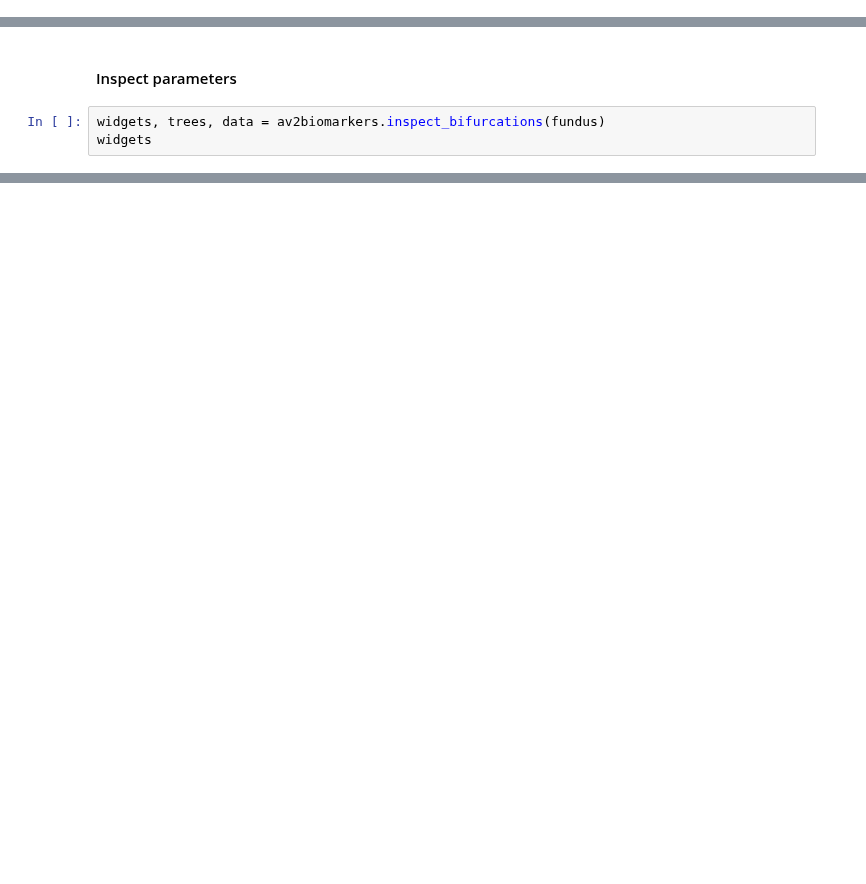
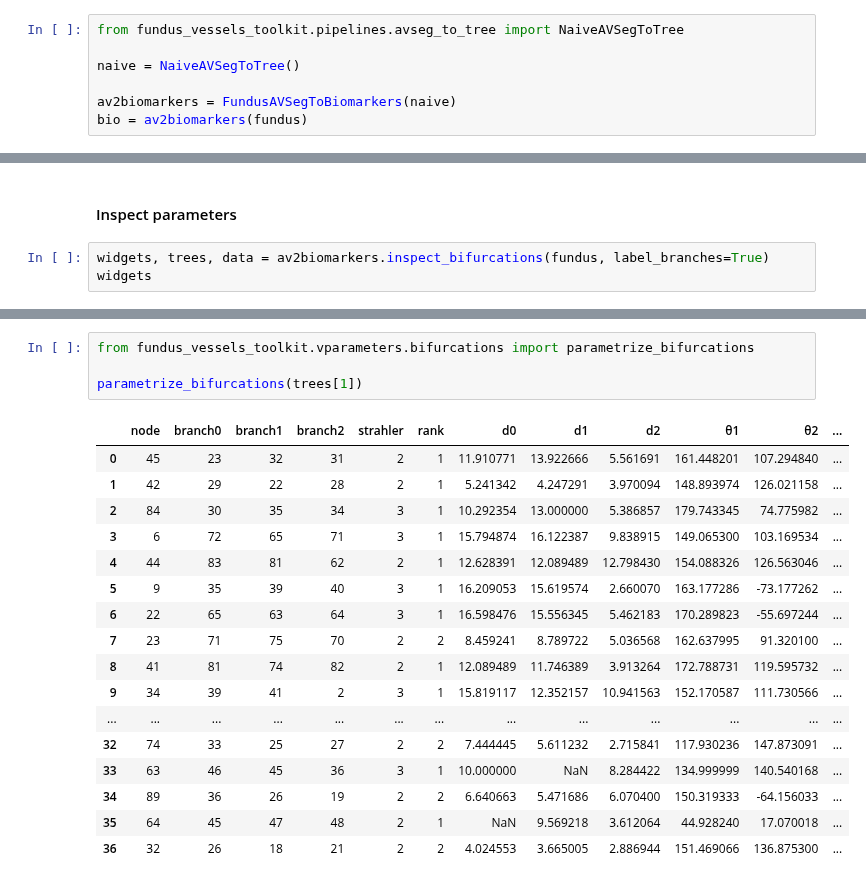
Before and after one commit to gabriel-lepetitaimon/fundus-vessels-toolkit, a Jupyter notebook: examples/04_Vascular_Parametrization.ipynb, the cells around one changed output, grey strips where cells are left out. Drawn from its saved outputs; the diff is of its cells as text; blank space fills up the shorter version.

Commit message:
Add NaiveAVSegToTree and improve bifurcations and branches biomarkers.

```diff
--- a/examples/04_Vascular_Parametrization.ipynb
+++ b/examples/04_Vascular_Parametrization.ipynb
@@ -39,3 +36,10 @@ bio = av2biomarkers(fundus)
+# %%
+from fundus_vessels_toolkit.pipelines.avseg_to_tree import NaiveAVSegToTree
+
+naive = NaiveAVSegToTree()
+
+av2biomarkers = FundusAVSegToBiomarkers(naive)
+bio = av2biomarkers(fundus)
 # %% [markdown]
 ``FundusAVSegToBiomarkers`` returns a dictionary with the following keys:
  - "art_bifurcations": parameters of the artery bifurcations
@@ -79,7 +94,7 @@ dtype: float64
 # %% [markdown]
 #### Inspect parameters
 # %%
-widgets, trees, data = av2biomarkers.inspect_bifurcations(fundus)
+widgets, trees, data = av2biomarkers.inspect_bifurcations(fundus, label_branches=True)
 widgets
 # %% [output]
 [interactive output not drawn]
@@ -90,3 +112,25 @@ BokehModel(combine_events=True, render_bundle={'docs_json': {'c46bb3c3-65b2-4f45
+# %%
+from fundus_vessels_toolkit.vparameters.bifurcations import parametrize_bifurcations
+
+parametrize_bifurcations(trees[1])
+# %% [output]
+|  | node | branch0 | branch1 | branch2 | strahler | rank | d0 | d1 | d2 | θ1 | θ2 | ... |
+| 0 | 45 | 23 | 32 | 31 | 2 | 1 | 11.910771 | 13.922666 | 5.561691 | 161.448201 | 107.294840 | ... |
+| 1 | 42 | 29 | 22 | 28 | 2 | 1 | 5.241342 | 4.247291 | 3.970094 | 148.893974 | 126.021158 | ... |
+| 2 | 84 | 30 | 35 | 34 | 3 | 1 | 10.292354 | 13.000000 | 5.386857 | 179.743345 | 74.775982 | ... |
+| 3 | 6 | 72 | 65 | 71 | 3 | 1 | 15.794874 | 16.122387 | 9.838915 | 149.065300 | 103.169534 | ... |
+| 4 | 44 | 83 | 81 | 62 | 2 | 1 | 12.628391 | 12.089489 | 12.798430 | 154.088326 | 126.563046 | ... |
+| 5 | 9 | 35 | 39 | 40 | 3 | 1 | 16.209053 | 15.619574 | 2.660070 | 163.177286 | -73.177262 | ... |
+| 6 | 22 | 65 | 63 | 64 | 3 | 1 | 16.598476 | 15.556345 | 5.462183 | 170.289823 | -55.697244 | ... |
+| 7 | 23 | 71 | 75 | 70 | 2 | 2 | 8.459241 | 8.789722 | 5.036568 | 162.637995 | 91.320100 | ... |
+| 8 | 41 | 81 | 74 | 82 | 2 | 1 | 12.089489 | 11.746389 | 3.913264 | 172.788731 | 119.595732 | ... |
+| 9 | 34 | 39 | 41 | 2 | 3 | 1 | 15.819117 | 12.352157 | 10.941563 | 152.170587 | 111.730566 | ... |
+| ... | ... | ... | ... | ... | ... | ... | ... | ... | ... | ... | ... | ... |
+| 32 | 74 | 33 | 25 | 27 | 2 | 2 | 7.444445 | 5.611232 | 2.715841 | 117.930236 | 147.873091 | ... |
+| 33 | 63 | 46 | 45 | 36 | 3 | 1 | 10.000000 | NaN | 8.284422 | 134.999999 | 140.540168 | ... |
+| 34 | 89 | 36 | 26 | 19 | 2 | 2 | 6.640663 | 5.471686 | 6.070400 | 150.319333 | -64.156033 | ... |
+| 35 | 64 | 45 | 47 | 48 | 2 | 1 | NaN | 9.569218 | 3.612064 | 44.928240 | 17.070018 | ... |
+| 36 | 32 | 26 | 18 | 21 | 2 | 2 | 4.024553 | 3.665005 | 2.886944 | 151.469066 | 136.875300 | ... |
 # %%
 widgets, trees, data = av2biomarkers.inspect_branches(fundus)
 widgets
```
Also changed, not shown: parts of 9 cells of this notebook, 10 other files.
